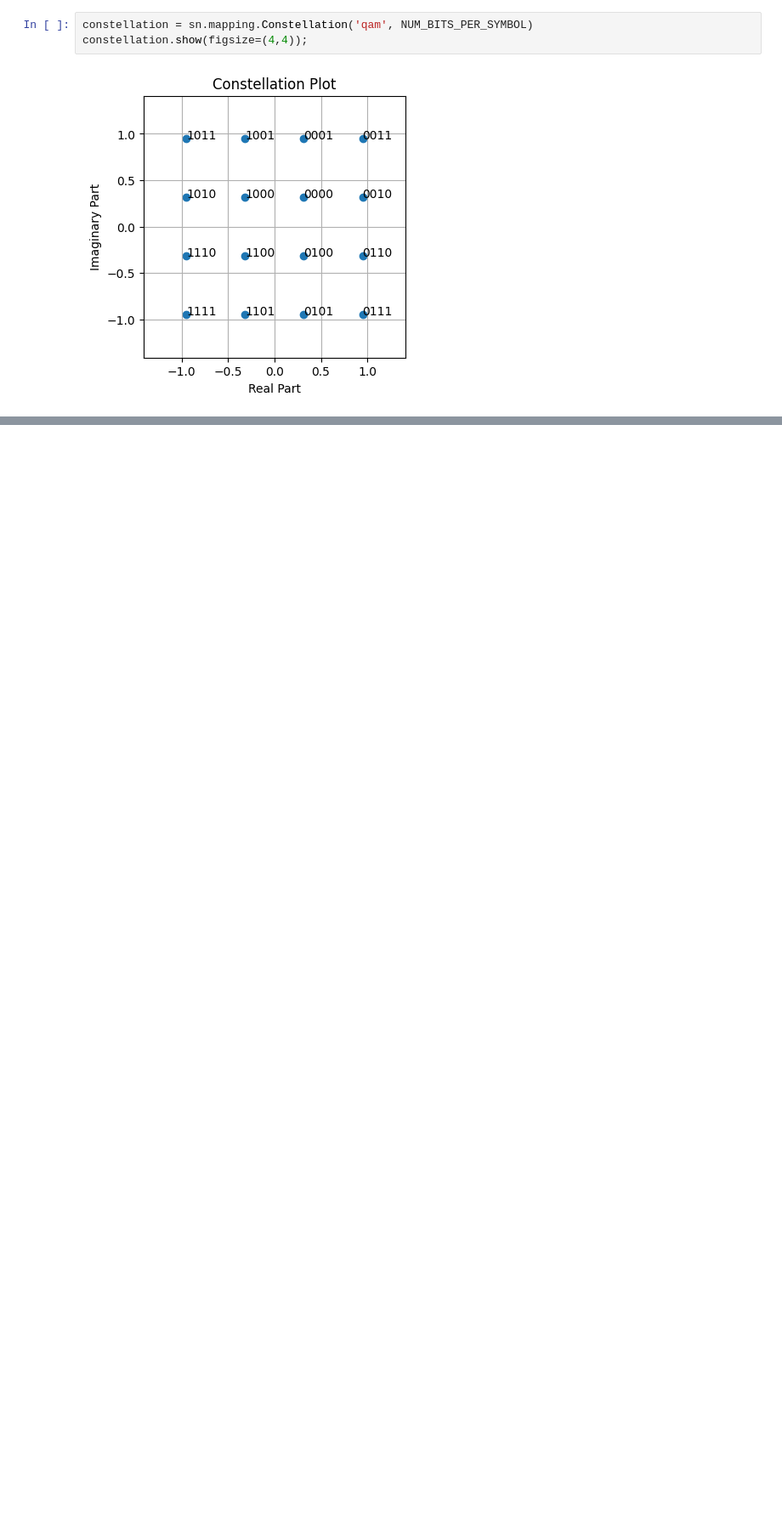
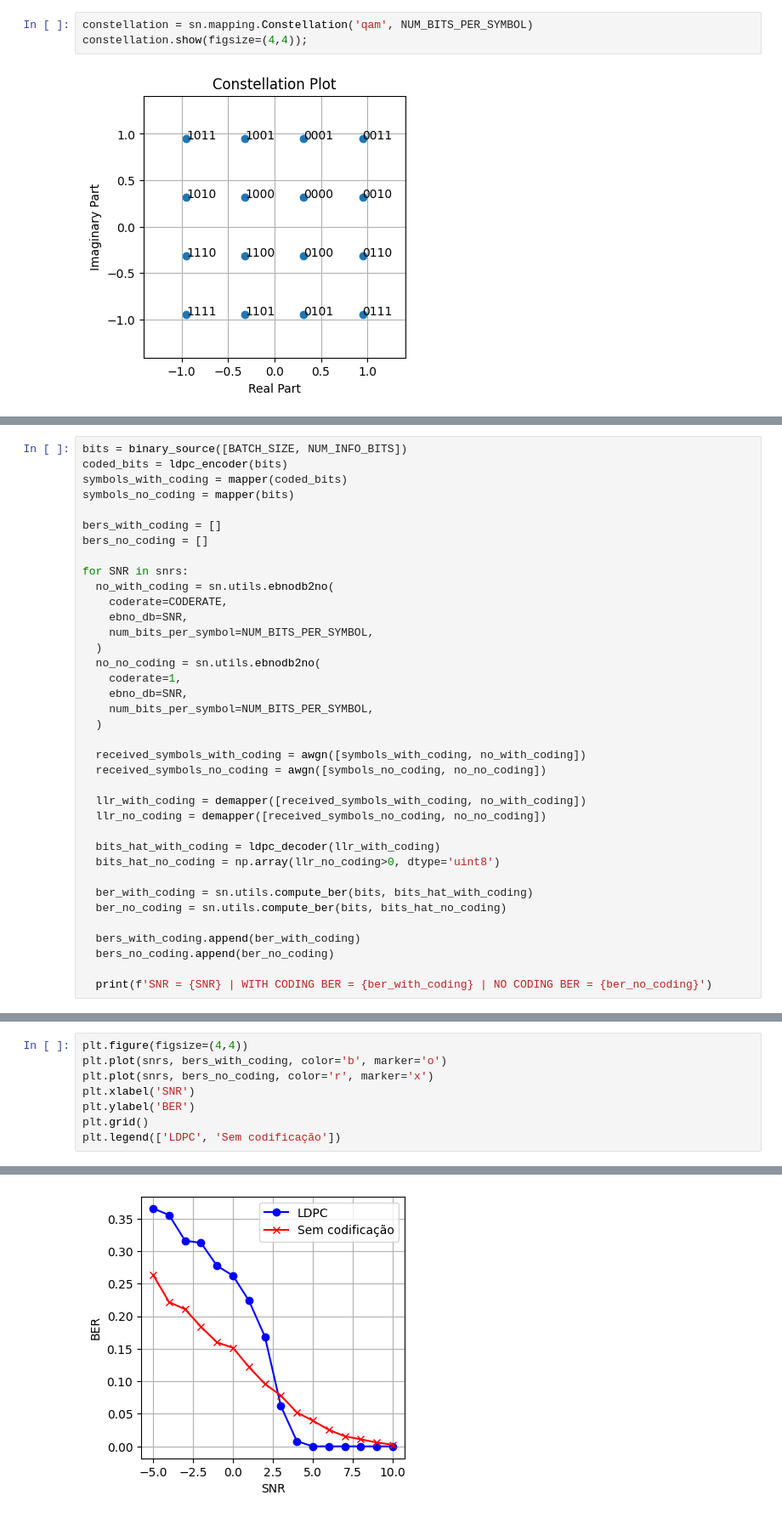
Before and after one commit to gab-mq/mimo-sionna, a Jupyter notebook: awgn.ipynb, the cells around one changed output, grey strips where cells are left out. Shown at 85% size. Drawn from its saved outputs; the diff is of its cells as text; blank space fills up the shorter version.

```diff
--- a/awgn.ipynb
+++ b/awgn.ipynb
@@ -58,0 +35,37 @@ plt.show()
+# %%
+bits = binary_source([BATCH_SIZE, NUM_INFO_BITS])
+coded_bits = ldpc_encoder(bits)
+symbols_with_coding = mapper(coded_bits)
+symbols_no_coding = mapper(bits)
+
+bers_with_coding = []
+bers_no_coding = []
+
+for SNR in snrs:
+  no_with_coding = sn.utils.ebnodb2no(
+    coderate=CODERATE,
+    ebno_db=SNR,
+    num_bits_per_symbol=NUM_BITS_PER_SYMBOL,
+  )
+  no_no_coding = sn.utils.ebnodb2no(
+    coderate=1,
+    ebno_db=SNR,
+    num_bits_per_symbol=NUM_BITS_PER_SYMBOL,
+  )
+
+  received_symbols_with_coding = awgn([symbols_with_coding, no_with_coding])
+  received_symbols_no_coding = awgn([symbols_no_coding, no_no_coding])
+
+  llr_with_coding = demapper([received_symbols_with_coding, no_with_coding])
+  llr_no_coding = demapper([received_symbols_no_coding, no_no_coding])
+
+  bits_hat_with_coding = ldpc_decoder(llr_with_coding)
+  bits_hat_no_coding = np.array(llr_no_coding>0, dtype='uint8')
+
+  ber_with_coding = sn.utils.compute_ber(bits, bits_hat_with_coding)
+  ber_no_coding = sn.utils.compute_ber(bits, bits_hat_no_coding)
+
+  bers_with_coding.append(ber_with_coding)
+  bers_no_coding.append(ber_no_coding)
+
+  print(f'SNR = {SNR} | WITH CODING BER = {ber_with_coding} | NO CODING BER = {ber_no_coding}')
@@ -58,0 +89,9 @@ plt.show()
+# %%
+plt.figure(figsize=(4,4))
+plt.plot(snrs, bers_with_coding, color='b', marker='o')
+plt.plot(snrs, bers_no_coding, color='r', marker='x')
+plt.xlabel('SNR')
+plt.ylabel('BER')
+plt.grid()
+plt.legend(['LDPC', 'Sem codificação'])
+# %% [output]
@@ -58,0 +99 @@ plt.show()
+[figure, added]
```
Also changed, not shown: parts of 8 cells of this notebook, 2 other files.
